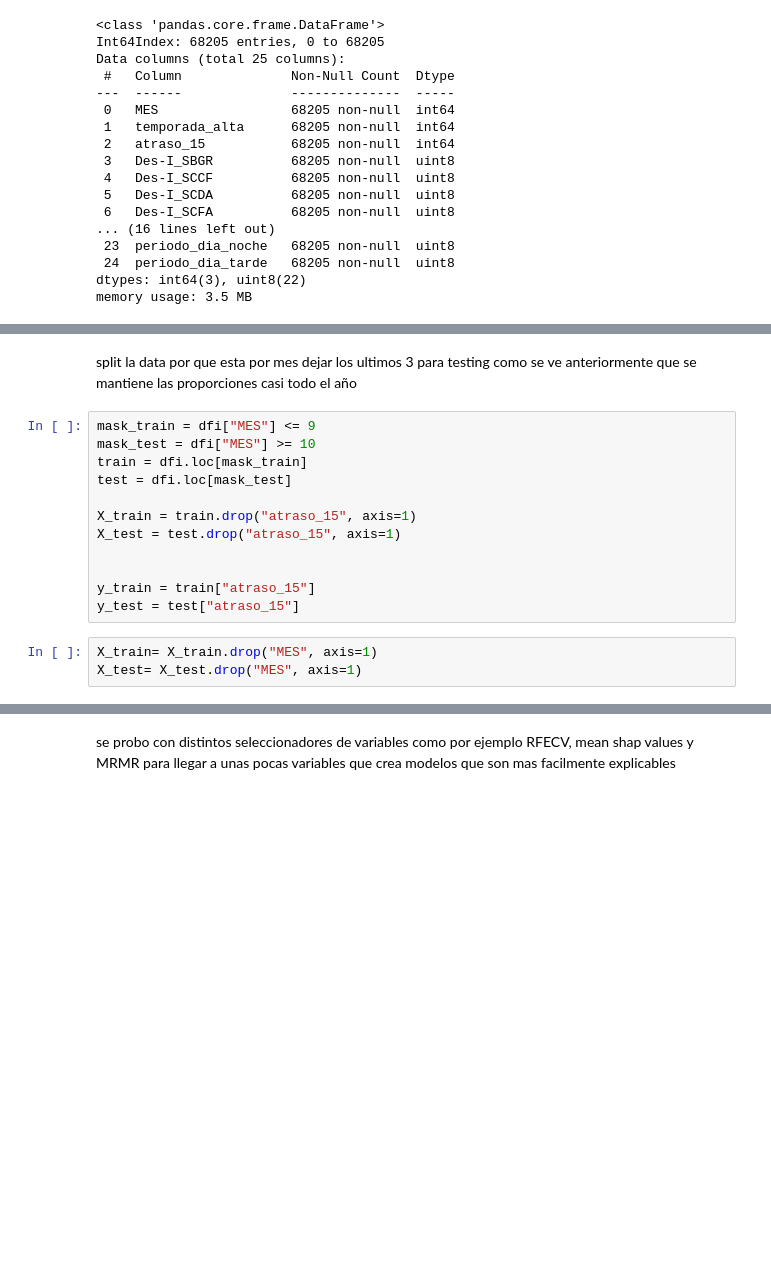
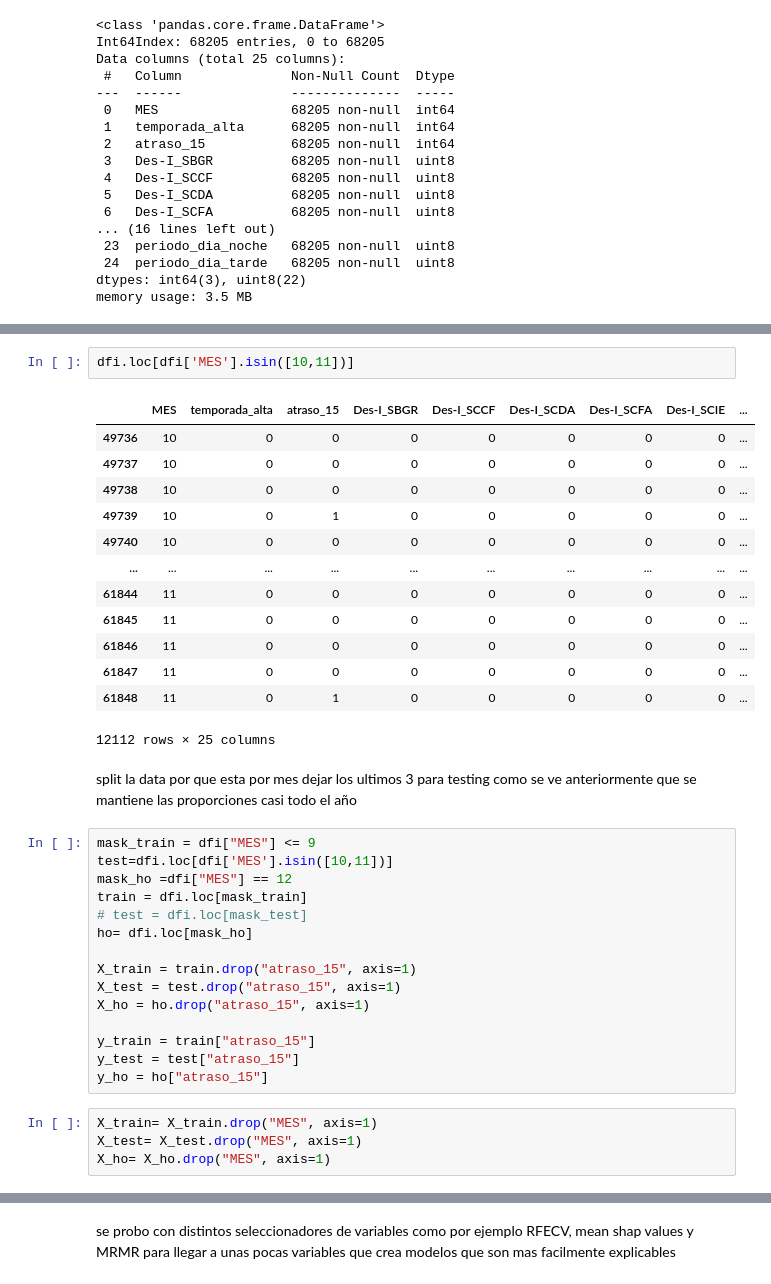
Before and after one commit to CamiloEFB/challenge, a Jupyter notebook: solution.ipynb, the cells around one changed output, grey strips where cells are left out. Saved outputs shown, nothing was run; the diff lists cells and outputs as text; blank space fills up the shorter version.

```diff
--- a/solution.ipynb
+++ b/solution.ipynb
@@ -1057,18 +1021,38 @@ memory usage: 3.5 MB
+# %%
+dfi.loc[dfi['MES'].isin([10,11])]
+# %% [output]
+|  | MES | temporada_alta | atraso_15 | Des-I_SBGR | Des-I_SCCF | Des-I_SCDA | Des-I_SCFA | Des-I_SCIE | ... |
+| 49736 | 10 | 0 | 0 | 0 | 0 | 0 | 0 | 0 | ... |
+| 49737 | 10 | 0 | 0 | 0 | 0 | 0 | 0 | 0 | ... |
+| 49738 | 10 | 0 | 0 | 0 | 0 | 0 | 0 | 0 | ... |
+| 49739 | 10 | 0 | 1 | 0 | 0 | 0 | 0 | 0 | ... |
+| 49740 | 10 | 0 | 0 | 0 | 0 | 0 | 0 | 0 | ... |
+| ... | ... | ... | ... | ... | ... | ... | ... | ... | ... |
+| 61844 | 11 | 0 | 0 | 0 | 0 | 0 | 0 | 0 | ... |
+| 61845 | 11 | 0 | 0 | 0 | 0 | 0 | 0 | 0 | ... |
+| 61846 | 11 | 0 | 0 | 0 | 0 | 0 | 0 | 0 | ... |
+| 61847 | 11 | 0 | 0 | 0 | 0 | 0 | 0 | 0 | ... |
+| 61848 | 11 | 0 | 1 | 0 | 0 | 0 | 0 | 0 | ... |
+12112 rows × 25 columns
 # %% [markdown]
 split la data por que esta por mes dejar los ultimos 3 para testing como se ve anteriormente que se mantiene las proporciones casi todo el año
 # %%
 mask_train = dfi["MES"] <= 9
-mask_test = dfi["MES"] >= 10
+test=dfi.loc[dfi['MES'].isin([10,11])]
+mask_ho =dfi["MES"] == 12
 train = dfi.loc[mask_train]
-test = dfi.loc[mask_test]
+# test = dfi.loc[mask_test]
+ho= dfi.loc[mask_ho]
 
 X_train = train.drop("atraso_15", axis=1)
 X_test = test.drop("atraso_15", axis=1)
-
+X_ho = ho.drop("atraso_15", axis=1)
 
 y_train = train["atraso_15"]
 y_test = test["atraso_15"]
+y_ho = ho["atraso_15"]
 # %%
 X_train= X_train.drop("MES", axis=1)
 X_test= X_test.drop("MES", axis=1)
+X_ho= X_ho.drop("MES", axis=1)
 # %%
```
Also changed, not shown: parts of 37 cells of this notebook.
